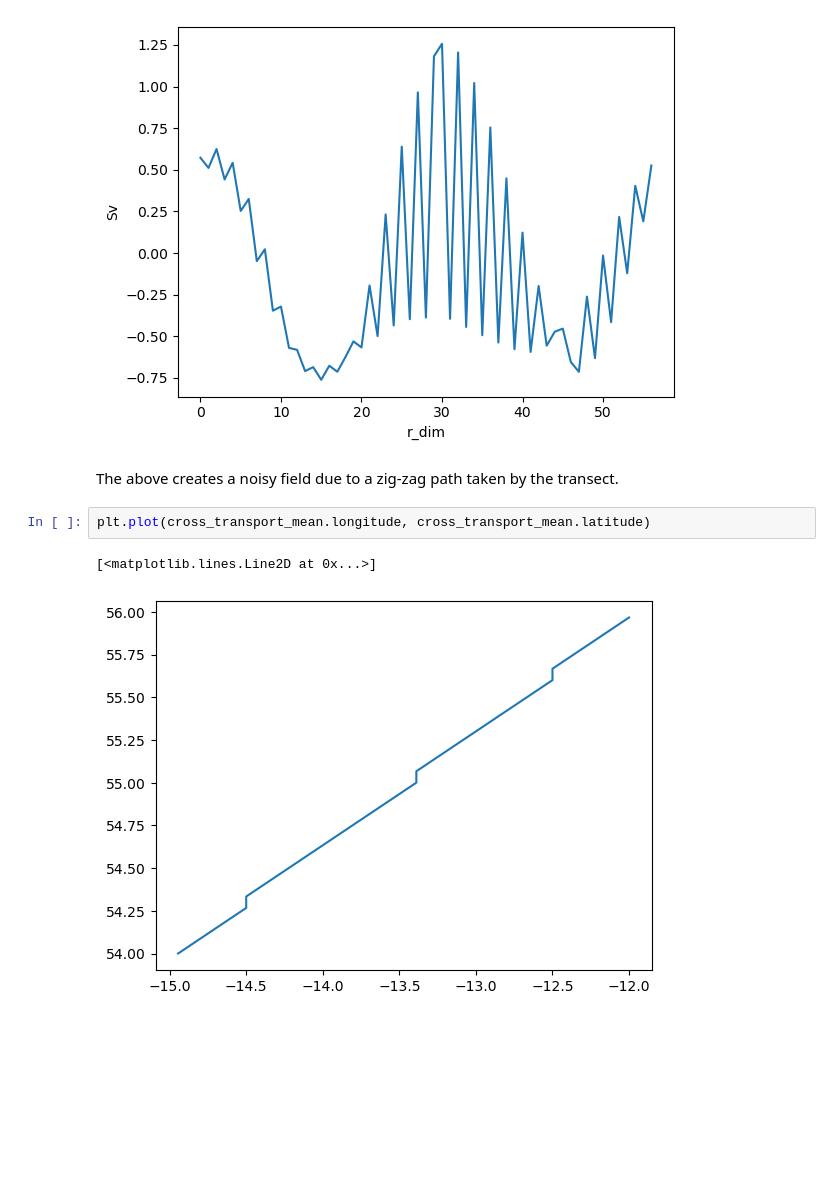
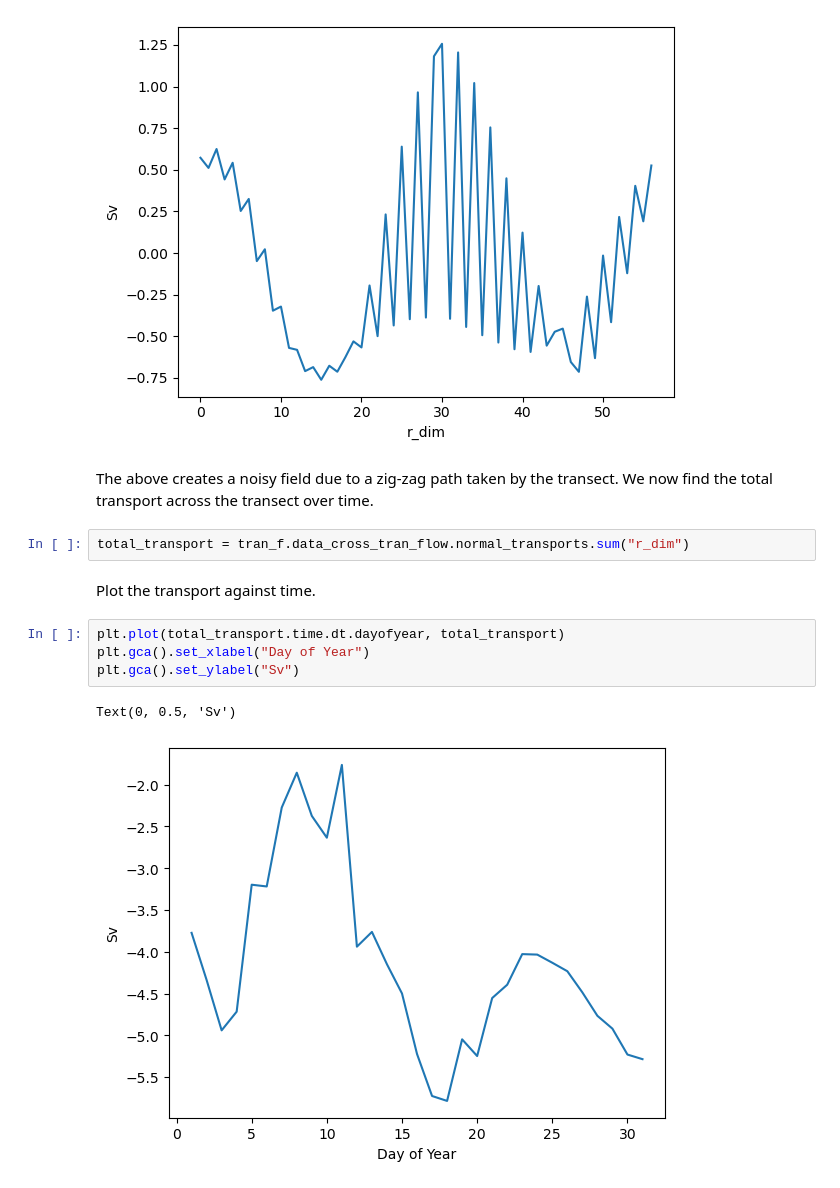
Before and after one commit to NOC-MSM/CLASS_workshop, a Jupyter notebook: Analysis/AMM/Notebooks/transect_exercise.ipynb, the cells around one changed output. Cells and saved outputs as stored; diff of their text form; blank space fills up the shorter version.

```diff
--- a/Analysis/AMM/Notebooks/transect_exercise.ipynb
+++ b/Analysis/AMM/Notebooks/transect_exercise.ipynb
@@ -112,9 +153,15 @@ plt.ylabel("Sv")
 Text(0, 0.5, 'Sv')
 [figure]
 # %% [markdown]
-The above creates a noisy field due to a zig-zag path taken by the transect.
+The above creates a noisy field due to a zig-zag path taken by the transect. We now find the total transport across the transect over time.
-# %%
-plt.plot(cross_transport_mean.longitude, cross_transport_mean.latitude)
-# %% [output]
-[<matplotlib.lines.Line2D at 0x...>]
-[figure, old version]
+# %%
+total_transport = tran_f.data_cross_tran_flow.normal_transports.sum("r_dim")
+# %% [markdown]
+Plot the transport against time.
+# %%
+plt.plot(total_transport.time.dt.dayofyear, total_transport)
+plt.gca().set_xlabel("Day of Year")
+plt.gca().set_ylabel("Sv")
+# %% [output]
+Text(0, 0.5, 'Sv')
+[figure, added]
```
Also changed, not shown: parts of 8 cells of this notebook, 1 other file.
